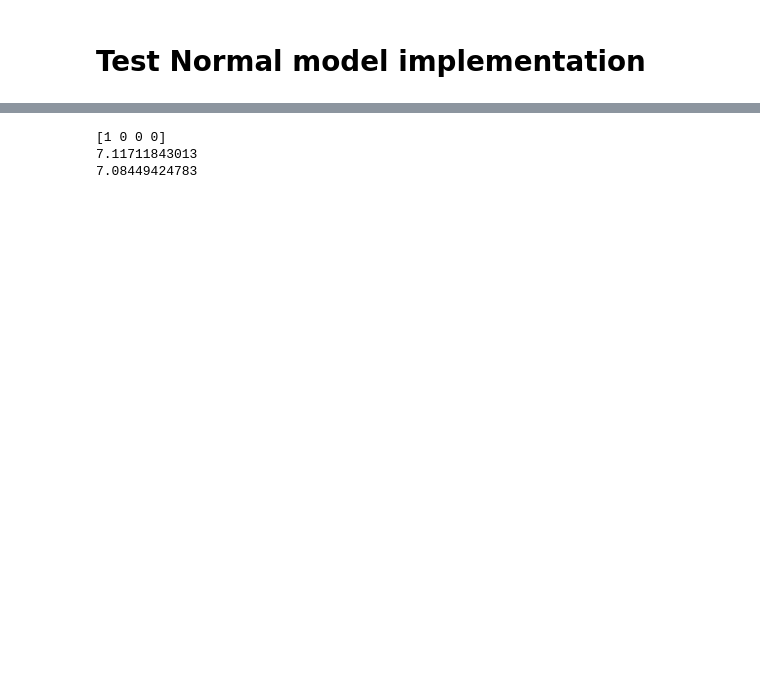
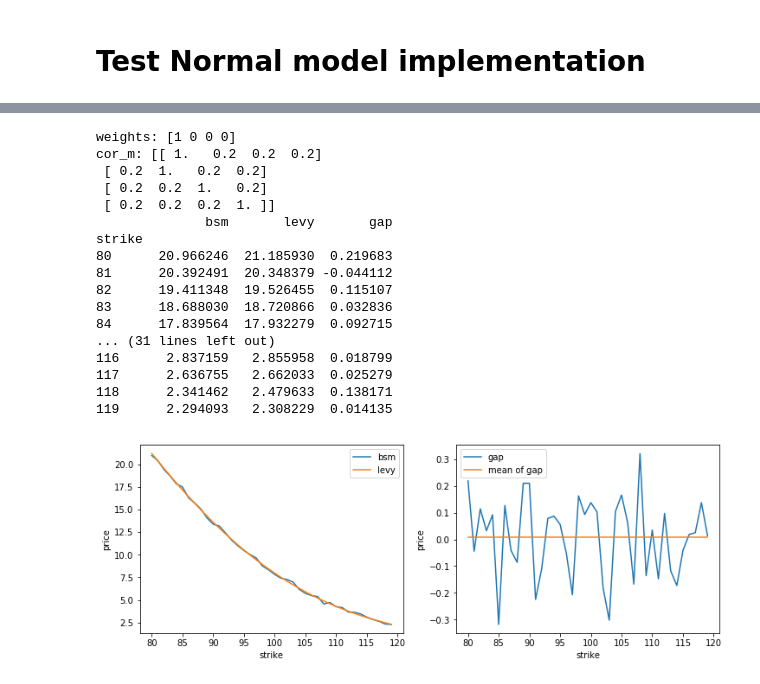
Before and after one commit to Chaney940/Project-team_asap, a Jupyter notebook: TestCode_BasketSpread.ipynb, the cells around one changed output, grey strips where cells are left out. Saved outputs shown, nothing was run; the diff lists cells and outputs as text; code cells hidden in the pictures; blank space fills up the shorter version.

Commit message:
test levy method

```diff
--- a/TestCode_BasketSpread.ipynb
+++ b/TestCode_BasketSpread.ipynb
@@ -13,29 +15,65 @@ imp.reload(basket)
 # %%
 # A trivial test case 1:
 # one asset have 100% weight (the others zero)
 # the case should be equivalent to the BSM or Normal model price
 
 spot = np.ones(4) * 100
 vol = np.ones(4) * 0.2
 weights = np.array([1, 0, 0, 0])
 divr = np.zeros(4)
 intr = 0
 cor_m = 0.8*np.identity(4) + 0.2*np.ones((4,4))
 texp = 1
-strike = 102
+print('weights:',weights);print('cor_m:',cor_m)
 
-print(weights)
+strikeRange = np.arange(80,120,1)
+bsmList=[]
+levyList=[]
 
-a=basket.basket_price_mc(strike, spot, vol, weights, texp, cor_m, bsm=True)
-b=basket_Levy.basket_price_Levy(strike, spot, vol, weights, texp, cor_m)
-print(a)
-print(b)
+for strike in strikeRange:
+    bsmList.append(basket.basket_price_mc(strike, spot, vol, weights, texp, cor_m, bsm=True))
+    levyList.append(basket_Levy.basket_price_Levy(strike, spot, vol, weights, texp, cor_m))
+
+priceFrm=pd.DataFrame({'bsm':bsmList,'levy':levyList},index=strikeRange)
+priceFrm['gap']=priceFrm['levy']-priceFrm['bsm']
+priceFrm.index.name='strike'
+print (priceFrm)
+
+fig=plt.figure(figsize=(12,4))
+ax1=fig.add_subplot(1,2,1)
+ax2=fig.add_subplot(1,2,2)
+ax1.plot(strikeRange,bsmList,label='bsm')
+ax1.plot(strikeRange,levyList,label='levy')
+ax2.plot(strikeRange,priceFrm.gap,label='gap')
+ax2.plot(strikeRange,[np.mean(priceFrm.gap)]*len(strikeRange),label='mean of gap')
+ax1.legend(loc='best')
+ax2.legend(loc='best')
+ax1.set_xlabel('strike')
+ax2.set_xlabel('strike')
+ax1.set_ylabel('price')
+ax2.set_ylabel('price')
+plt.show()
 # write your own normal model pricing here and compare
 # do the similar for BSM model
 # %% [output]
-[1 0 0 0]
-7.11711843013
-7.08449424783
+weights: [1 0 0 0]
+cor_m: [[ 1.   0.2  0.2  0.2]
+ [ 0.2  1.   0.2  0.2]
+ [ 0.2  0.2  1.   0.2]
+ [ 0.2  0.2  0.2  1. ]]
+              bsm       levy       gap
+strike
+80      20.966246  21.185930  0.219683
+81      20.392491  20.348379 -0.044112
+82      19.411348  19.526455  0.115107
+83      18.688030  18.720866  0.032836
+84      17.839564  17.932279  0.092715
+... (31 lines left out)
+116      2.837159   2.855958  0.018799
+117      2.636755   2.662033  0.025279
+118      2.341462   2.479633  0.138171
+119      2.294093   2.308229  0.014135
+[figure, added]
 # %%
 # A trivial test case 2
 
```
Also changed, not shown: parts of 9 cells of this notebook.
